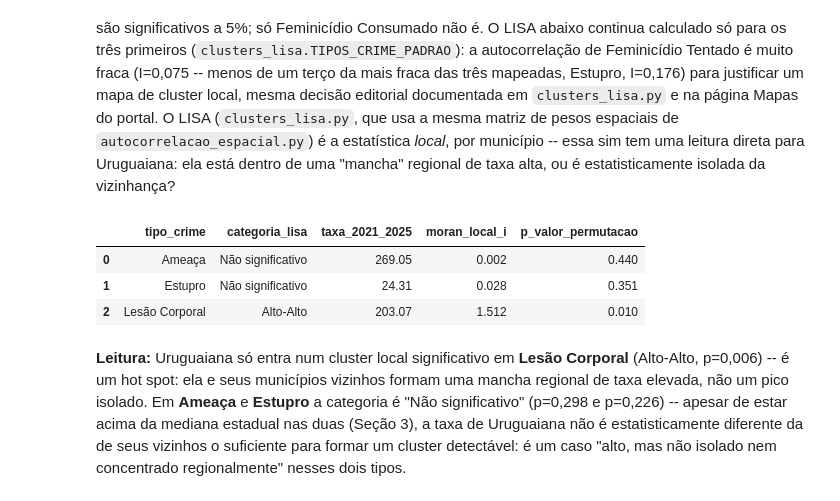
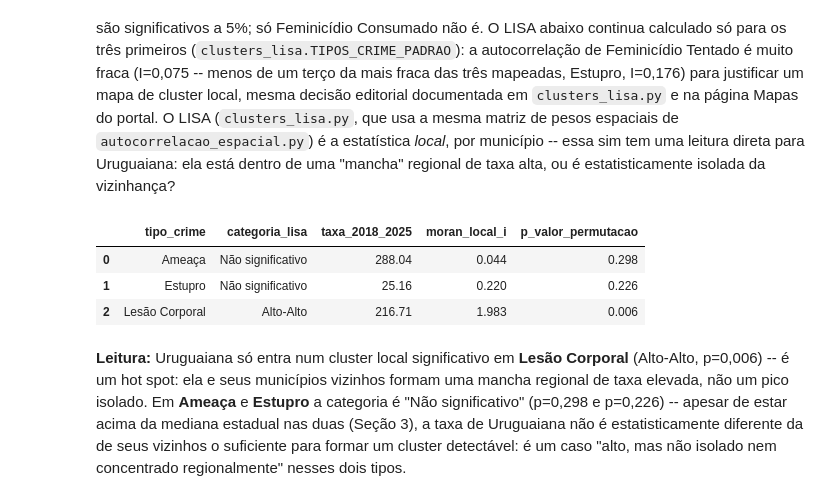
Before and after one commit to Alexandrogschafer/violencia-mulheres-rs, a Jupyter notebook: notebooks/estudo_uruguaiana.ipynb, the cells around one changed output. Saved outputs shown, nothing was run; the diff lists cells and outputs as text; code cells hidden in the pictures.

```diff
--- a/notebooks/estudo_uruguaiana.ipynb
+++ b/notebooks/estudo_uruguaiana.ipynb
@@ -333,26 +333,26 @@ por município -- essa sim tem uma leitura direta para Uruguaiana: ela está den
 # %%
 linhas_lisa = []
 for tipo in clusters_lisa.TIPOS_CRIME_PADRAO:
     gdf_tipo, _ = clusters_lisa.calcular_lisa(tipo)
     linha = gdf_tipo[gdf_tipo.municipio == MUNICIPIO].iloc[0]
     linhas_lisa.append(
         {
             "tipo_crime": tipo,
             "categoria_lisa": linha.categoria,
-            "taxa_2021_2025": round(linha.taxa_por_100mil_hab, 2),
+            f"taxa_{clusters_lisa.ANO_INICIO_PADRAO}_{clusters_lisa.ANO_FIM_PADRAO}": round(linha.taxa_por_100mil_hab, 2),
             "moran_local_i": round(linha.moran_local_i, 3),
             "p_valor_permutacao": round(linha.p_sim, 3),
         }
     )
 
 lisa_uru_df = pd.DataFrame(linhas_lisa)
 lisa_uru_df.to_csv(REPORTS_DIR / "uruguaiana_lisa.csv", index=False)
 lisa_uru_df
 # %% [output]
-|  | tipo_crime | categoria_lisa | taxa_2021_2025 | moran_local_i | p_valor_permutacao |
-| 0 | Ameaça | Não significativo | 269.05 | 0.002 | 0.440 |
-| 1 | Estupro | Não significativo | 24.31 | 0.028 | 0.351 |
-| 2 | Lesão Corporal | Alto-Alto | 203.07 | 1.512 | 0.010 |
+|  | tipo_crime | categoria_lisa | taxa_2018_2025 | moran_local_i | p_valor_permutacao |
+| 0 | Ameaça | Não significativo | 288.04 | 0.044 | 0.298 |
+| 1 | Estupro | Não significativo | 25.16 | 0.220 | 0.226 |
+| 2 | Lesão Corporal | Alto-Alto | 216.71 | 1.983 | 0.006 |
 # %% [markdown]
 **Leitura:** Uruguaiana só entra num cluster local significativo em **Lesão Corporal**
 (Alto-Alto, p=0,006) -- é um hot spot: ela e seus municípios vizinhos formam uma mancha
```
Also changed, not shown: parts of 2 cells of this notebook.
